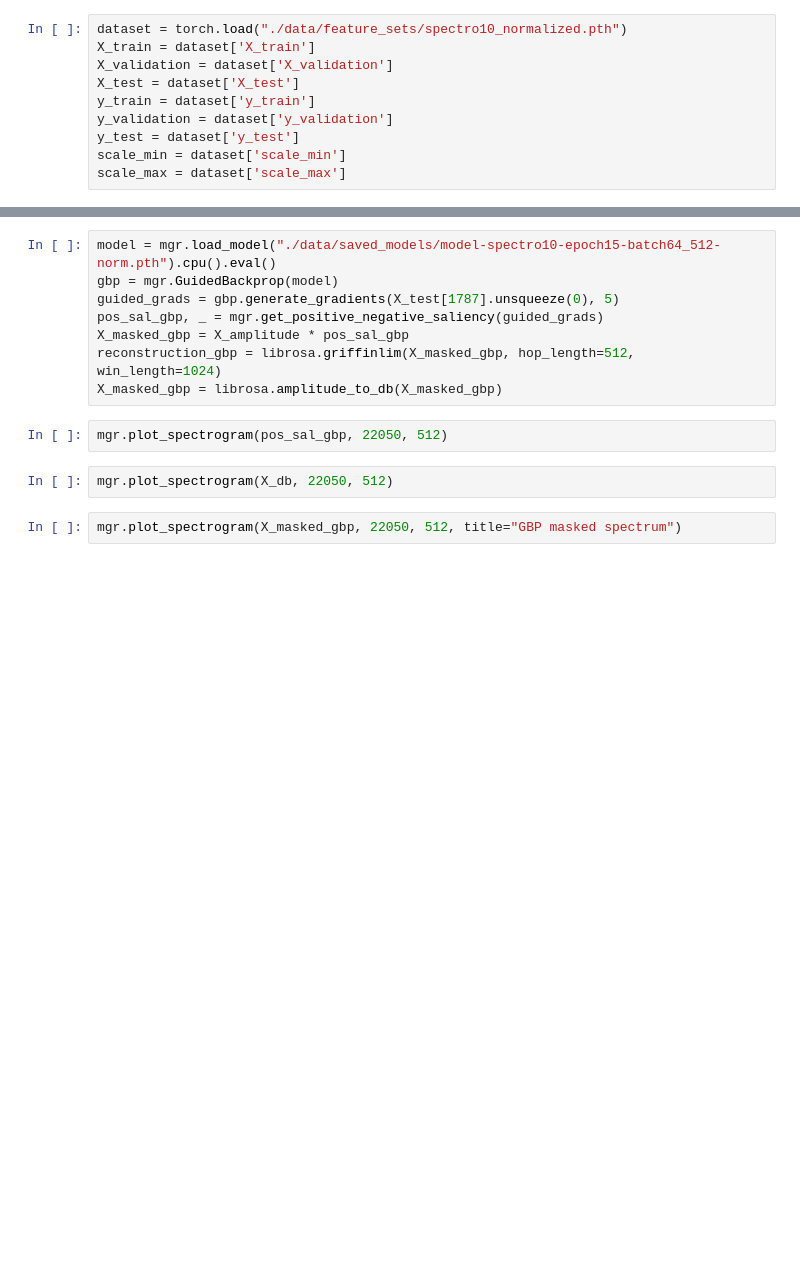
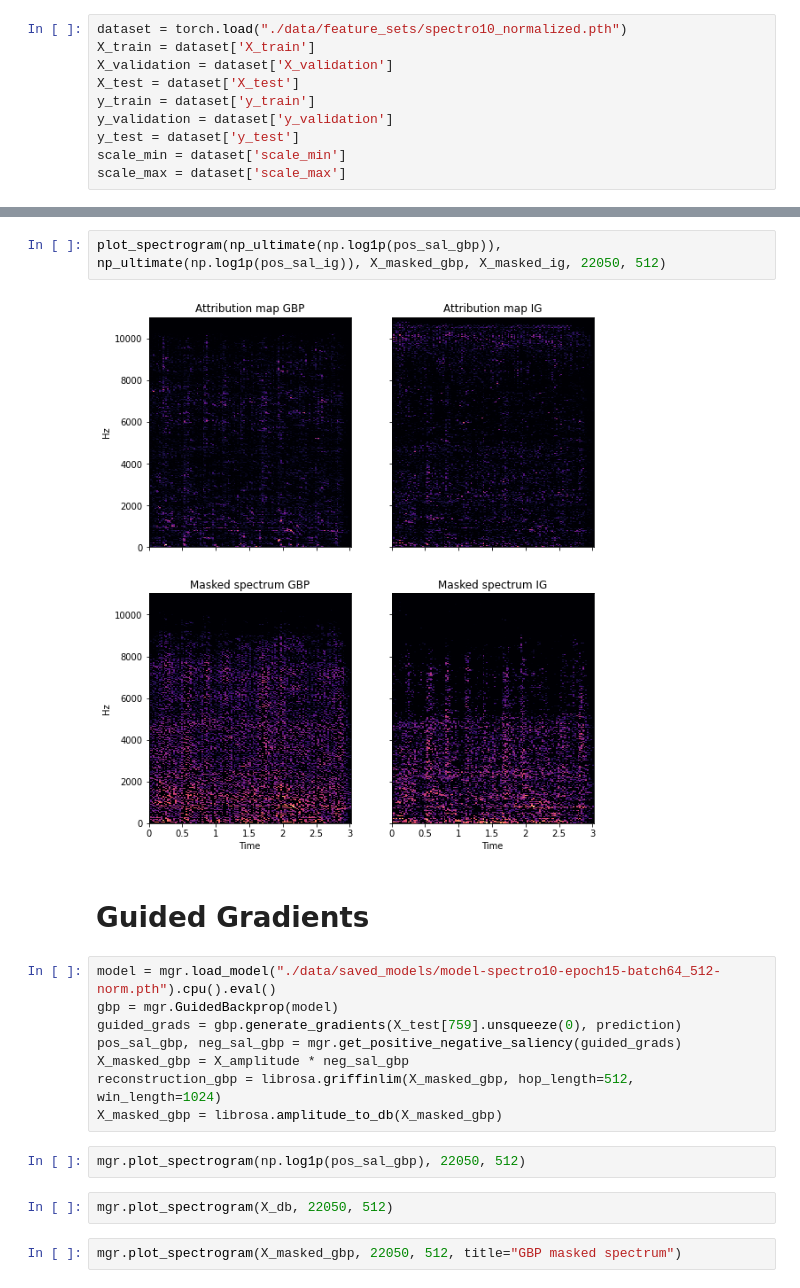
Before and after one commit to jmaruniak/Genre-Classifier, a Jupyter notebook: playground.ipynb, the cells around one changed output, grey strips where cells are left out. Cells and saved outputs as stored; diff of their text form; blank space fills up the shorter version.

```diff
--- a/playground.ipynb
+++ b/playground.ipynb
@@ -47,13 +77,19 @@ ipd.Audio(reconstruction, rate=22050)
+# %%
+plot_spectrogram(np_ultimate(np.log1p(pos_sal_gbp)), np_ultimate(np.log1p(pos_sal_ig)), X_masked_gbp, X_masked_ig, 22050, 512)
+# %% [output]
+[figure, added]
+# %% [markdown]
+# Guided Gradients
 # %%
 model = mgr.load_model("./data/saved_models/model-spectro10-epoch15-batch64_512-norm.pth").cpu().eval()
 gbp = mgr.GuidedBackprop(model)
-guided_grads = gbp.generate_gradients(X_test[1787].unsqueeze(0), 5)
-pos_sal_gbp, _ = mgr.get_positive_negative_saliency(guided_grads)
-X_masked_gbp = X_amplitude * pos_sal_gbp
+guided_grads = gbp.generate_gradients(X_test[759].unsqueeze(0), prediction)
+pos_sal_gbp, neg_sal_gbp = mgr.get_positive_negative_saliency(guided_grads)
+X_masked_gbp = X_amplitude * neg_sal_gbp
 reconstruction_gbp = librosa.griffinlim(X_masked_gbp, hop_length=512, win_length=1024)
 X_masked_gbp = librosa.amplitude_to_db(X_masked_gbp)
 # %%
-mgr.plot_spectrogram(pos_sal_gbp, 22050, 512)
+mgr.plot_spectrogram(np.log1p(pos_sal_gbp), 22050, 512)
 # %%
 mgr.plot_spectrogram(X_db, 22050, 512)
 # %%
```
Also changed, not shown: parts of 12 cells of this notebook, 12 other files.
